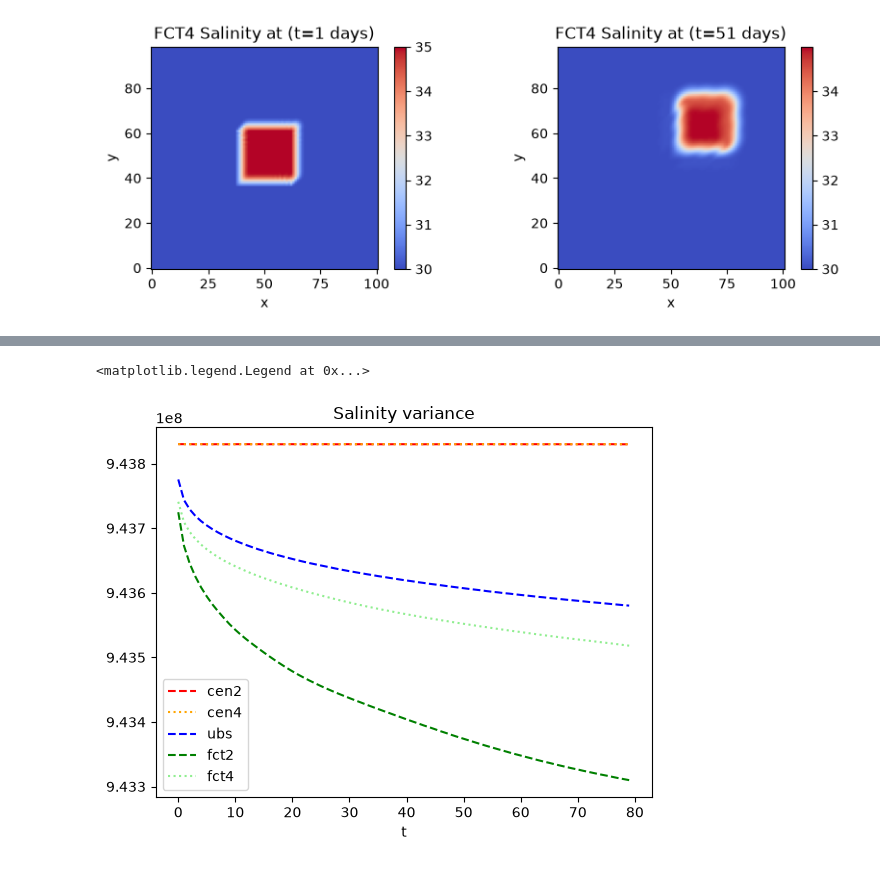
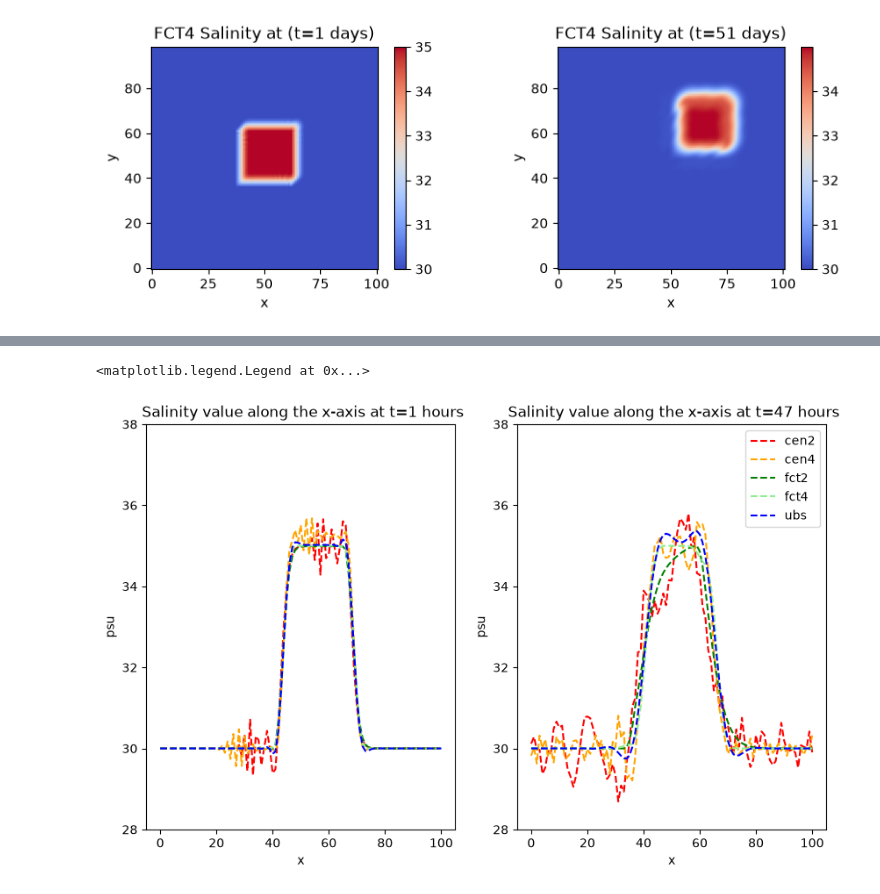
Before and after one commit to justinebuisson606/NEMO_Demonstrators, a Jupyter notebook: Annex 1.ipynb, the cells around one changed output, grey strips where cells are left out. Saved outputs shown, nothing was run; the diff lists cells and outputs as text; code cells hidden in the pictures.

```diff
--- a/Annex 1.ipynb
+++ b/Annex 1.ipynb
@@ -253,45 +125,25 @@ Text(0, 0.5, 'Salinity')
-# %%
-dataset = cen2['salt2c']
-
-
-s2c = dataset.mean(dim=('x_grid_T', 'y_grid_T'))
-dep = np.arange(s2c.shape[0])
-plt.plot(dep,  s2c, '--', color='red', label = 'cen2')
-
-dataset = cen4['salt2c']
-
-
-s2c = dataset.mean(dim=('x_grid_T', 'y_grid_T'))
-dep = np.arange(s2c.shape[0])
-plt.plot(dep,  s2c, ':', color='orange', label = 'cen4')
-
-
-dataset = ubs['salt2c']
-
-
-s2c = dataset.mean(dim=('x_grid_T', 'y_grid_T'))
-dep = np.arange(s2c.shape[0])
-plt.plot(dep,  s2c, '--', color='blue', label = 'ubs')
-
-dataset = fct2['salt2c']
-
-
-s2c = dataset.mean(dim=('x_grid_T', 'y_grid_T'))
-dep = np.arange(s2c.shape[0])
-plt.plot(dep,  s2c, '--', color='green', label = 'fct2')
-
-dataset = fct4['salt2c']
-
-
-s2c = dataset.mean(dim=('x_grid_T', 'y_grid_T'))
-dep = np.arange(s2c.shape[0])
-plt.plot(dep,  s2c, ':', color='lightgreen', label = 'fct4')
-
-
-plt.title("Salinity variance")
-plt.xlabel('t')
-
-plt.legend()
-# %% [output]
-<matplotlib.legend.Legend at 0x...>
-[figure, removed]
+# %%
+schemes = {'cen2': cen2, 'cen4': cen4, 'fct2' : fct2, 'fct4' : fct4,  'ubs': ubs}
+colors = {'cen2': 'red', 'cen4': 'orange',  'fct2' : 'green', 'fct4' : 'lightgreen', 'ubs': 'blue'}
+
+soce = {n: ds['soce'].isel(y_grid_T=50, deptht=0).values
+          for n, ds in schemes.items()}
+g = {n: ds['sssgrad'].isel(y_grid_T=50).values
+          for n, ds in schemes.items()}
+# %%
+t_list = [1, 47]
+
+fig, ax = plt.subplots(1, len(t_list), figsize=(10,6))
+
+for i,t in enumerate(t_list):
+    for n, ds in soce.items() :
+        ax[i].plot(np.arange(ds.shape[1]), ds[t], '--', color = colors[n], label = n)
+    ax[i].set_xlabel('x')
+    ax[i].set_ylabel('psu')
+    ax[i].set_ylim(28,38)
+    ax[i].set_title(f' Salinity value along the x-axis at t={t} hours')
+
+plt.legend()
+# %% [output]
+<matplotlib.legend.Legend at 0x...>
+[figure, added]
```
Also changed, not shown: parts of 6 cells of this notebook.
